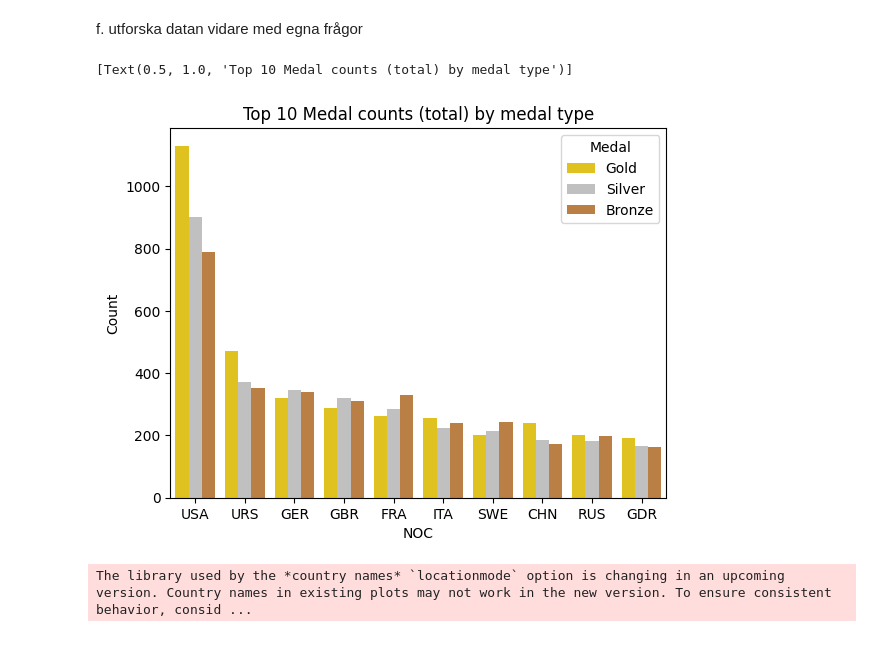
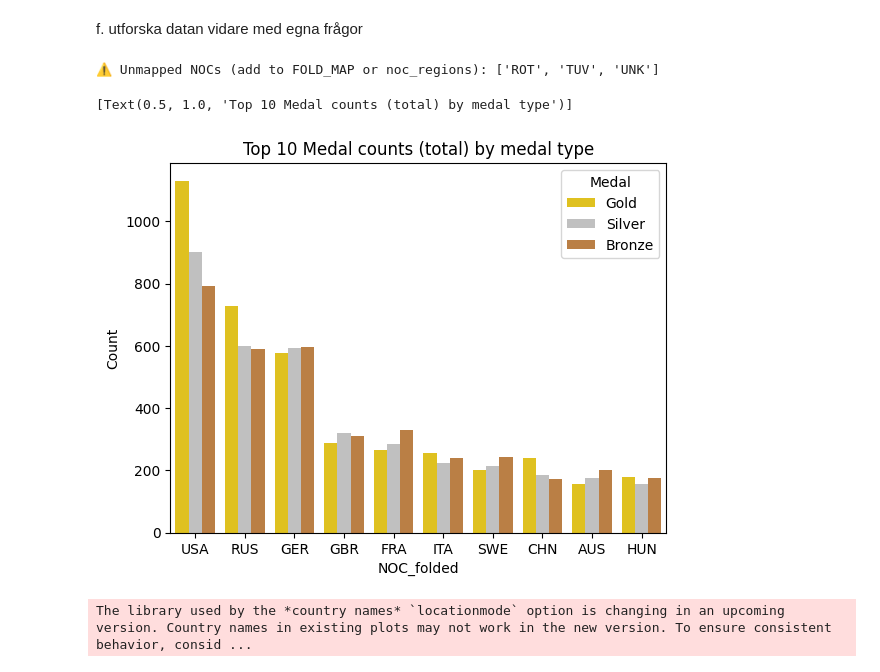
Before and after one commit to Gremlet/databehandling-grupp-9-projekt, a Jupyter notebook: uppgift-0.ipynb, the cells around one changed output. Saved outputs shown, nothing was run; the diff lists cells and outputs as text; code cells hidden in the pictures.

Commit message:
Normalise NOCs for more accurate medal counts, add Colab badge

```diff
--- a/uppgift-0.ipynb
+++ b/uppgift-0.ipynb
@@ -80,38 +80,42 @@ fig = px.pie(
 fig.show()
 # %%
 import seaborn as sns
+from normalize_noc import normalize_noc
 
 # top 10 medals
 
-medals_only = olympics.dropna(subset=["Medal"])
+noc = pd.read_csv("./data/noc_regions.csv")
 
-team_medals = (
-    medals_only
-    .drop_duplicates(subset=["Year", "Event", "NOC", "Medal"])
+clean = normalize_noc(olympics, noc)
+
+event_medals = (
+    clean[clean["Medal"].notna()]
+    .drop_duplicates(subset=["Games","Event","NOC_folded","Medal"])
 )
 
-medals_by_type = (team_medals.groupby(["NOC", "Medal"])).size().unstack(fill_value=0)
+medals_by_type = (event_medals.groupby(["NOC_folded", "Medal"])).size().unstack(fill_value=0)
 medals_by_type["Total"] = medals_by_type.sum(axis=1)
 
 top_10_medals = medals_by_type.sort_values("Total", ascending=False).head(10)
 
 top_10_melted = top_10_medals.reset_index().melt(
-    id_vars="NOC",
+    id_vars="NOC_folded",
     value_vars=["Gold", "Silver", "Bronze"],
     var_name="Medal",
     value_name="Count",
 )
 
 sns.barplot(
     top_10_melted,
-    x="NOC",
+    x="NOC_folded",
     y="Count",
     hue="Medal",
     palette={"Gold": "#FFD700", "Silver": "#C0C0C0", "Bronze": "#CD7F32"},
 ).set(title="Top 10 Medal counts (total) by medal type")
 # %% [output]
-[Text(0.5, 1.0, 'Top 10 Medal counts (total) by medal type')]
+⚠️ Unmapped NOCs (add to FOLD_MAP or noc_regions): ['ROT', 'TUV', 'UNK']
+[Text(0.5, 1.0, 'Top 10 Medal counts (total) by medal type')]
-[figure, old version]
+[figure, new version]
 # %%
 import plotly.express as px
 
```
Also changed, not shown: parts of 3 cells of this notebook, 1 other file.
